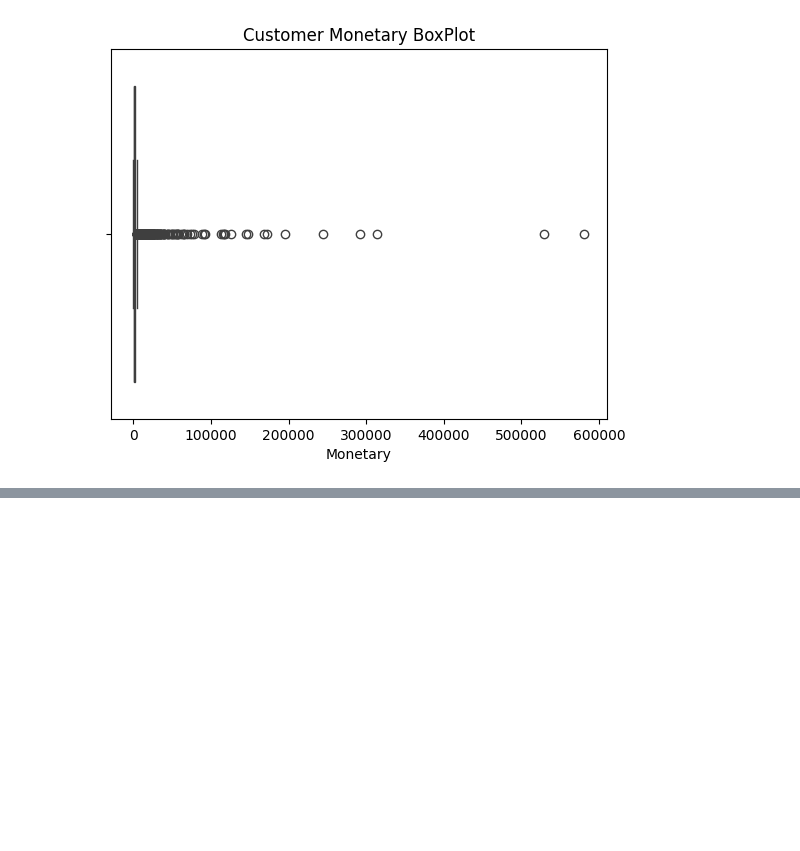
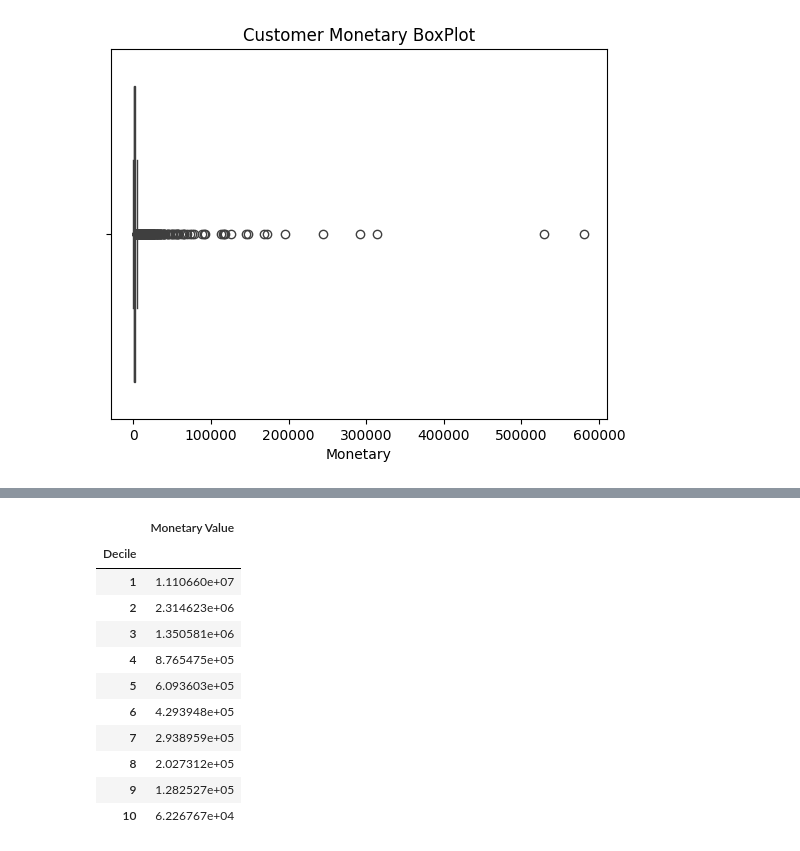
Before and after one commit to AmaKings9/online-retail-customer-analysis, a Jupyter notebook: notebooks/03_eda.ipynb, the cells around one changed output, grey strips where cells are left out. Cells and saved outputs as stored; diff of their text form; code cells hidden in the pictures; blank space fills up the shorter version.

```diff
--- a/notebooks/03_eda.ipynb
+++ b/notebooks/03_eda.ipynb
@@ -391,0 +428,16 @@ This heterogeneity in Monetary customer behavior reinforces the need for custome
+# %%
+pareto_monetary_summary = df_pareto_monetary.groupby('Decile').agg({'Monetary Value': 'sum'})
+pareto_monetary_summary
+# %% [output]
+|  | Monetary Value |
+| Decile |  |
+| 1 | 1.110660e+07 |
+| 2 | 2.314623e+06 |
+| 3 | 1.350581e+06 |
+| 4 | 8.765475e+05 |
+| 5 | 6.093603e+05 |
+| 6 | 4.293948e+05 |
+| 7 | 2.938959e+05 |
+| 8 | 2.027312e+05 |
+| 9 | 1.282527e+05 |
+| 10 | 6.226767e+04 |
```
Also changed, not shown: parts of 4 cells of this notebook.
